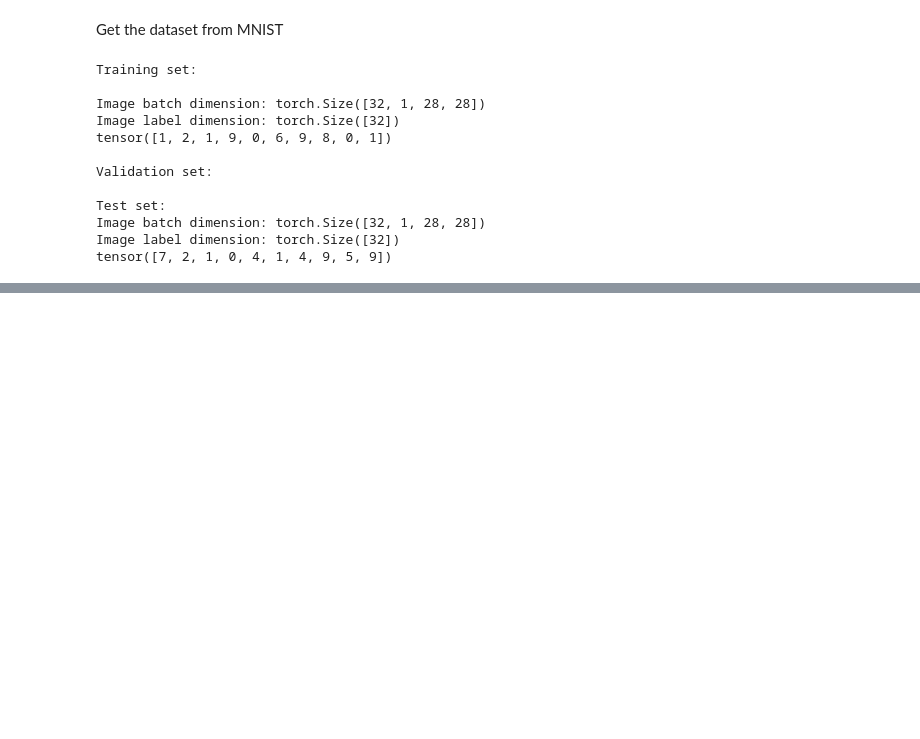
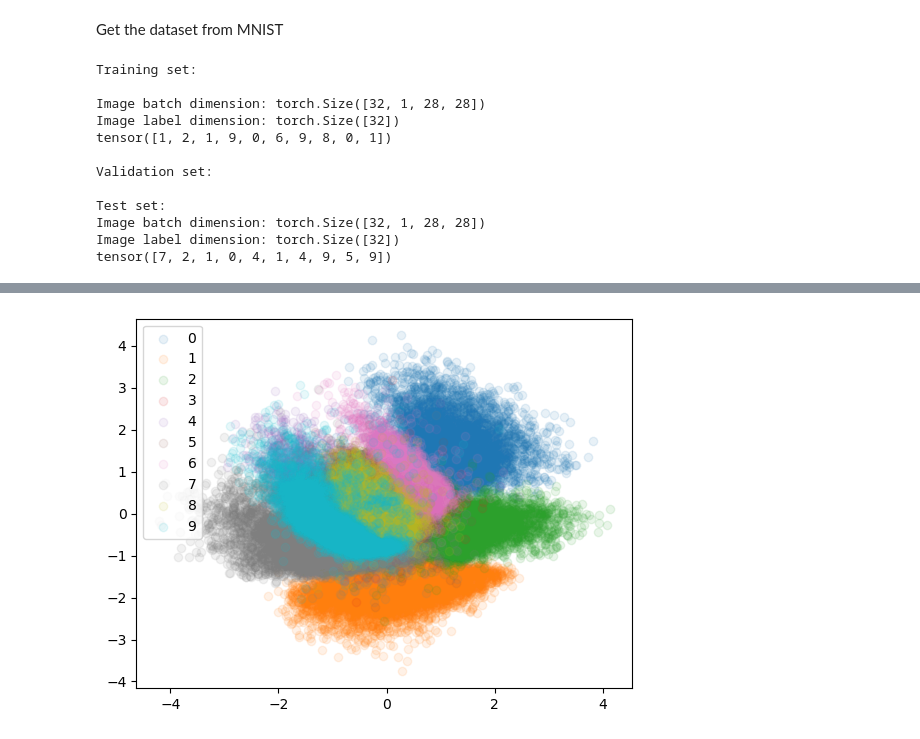
Before and after one commit to xiang1103/DL_ML_Implementations, a Jupyter notebook: autoencoders/conv_vae_MNIST.ipynb, the cells around one changed output, grey strips where cells are left out. Saved outputs shown, nothing was run; the diff lists cells and outputs as text; code cells hidden in the pictures; blank space fills up the shorter version.

```diff
--- a/autoencoders/conv_vae_MNIST.ipynb
+++ b/autoencoders/conv_vae_MNIST.ipynb
@@ -229,0 +287,27 @@ print(output.item())
+# %%
+# plot the latent space distribution
+def plot_latent_space(num_classes, data_loader, encoding_fn, device):
+    d={i:[] for i in range(num_classes)}    # create a dictionary of index and a list as value, where we have number_classes
+    with torch.no_grad():
+        for i, (features,targets) in enumerate(data_loader):
+            features= features.to(device)
+            targets= targets.to(device)
+
+            # get the encoded output (after encoder, and sampling mean and variance)
+            embedding= encoding_fn(features)
+
+            for i in range(num_classes):
+                if i in targets:
+                    mask= targets==i
+                    d[i].append(embedding[mask].to("cpu").numpy())
+
+        colors= list(mcolors.TABLEAU_COLORS.items())
+        for i in range(num_classes):
+            d[i]=np.concatenate(d[i])
+            plt.scatter(
+                d[i] [:,0], d[i][:,1],
+                color= colors[i][1],
+                label= f"{i}",
+                alpha= 0.1
+            )
+        plt.legend()
@@ -229,0 +319,7 @@ print(output.item())
+# %%
+plot_latent_space(num_classes=10, data_loader=train_loader, encoding_fn=model.encoding_fn, device=DEVICE)
+
+plt.legend()
+plt.show()
+# %% [output]
+[figure, added]
```
Also changed, not shown: parts of 17 cells of this notebook.
